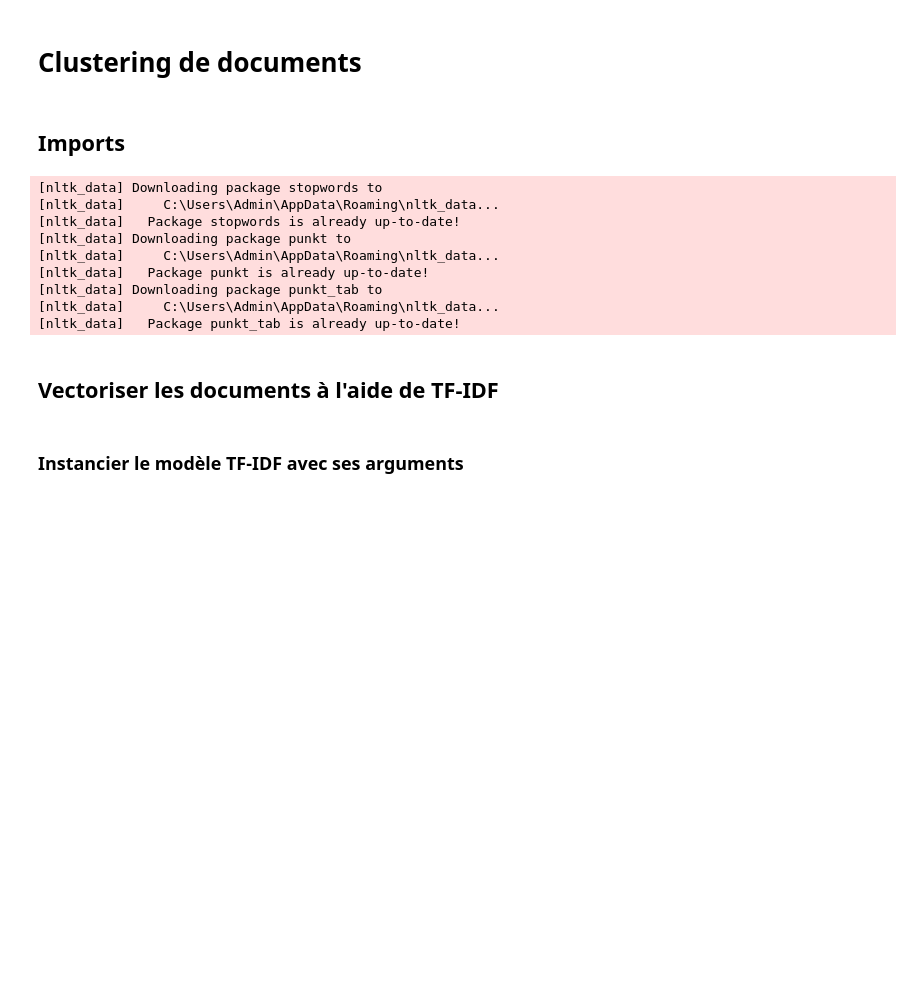
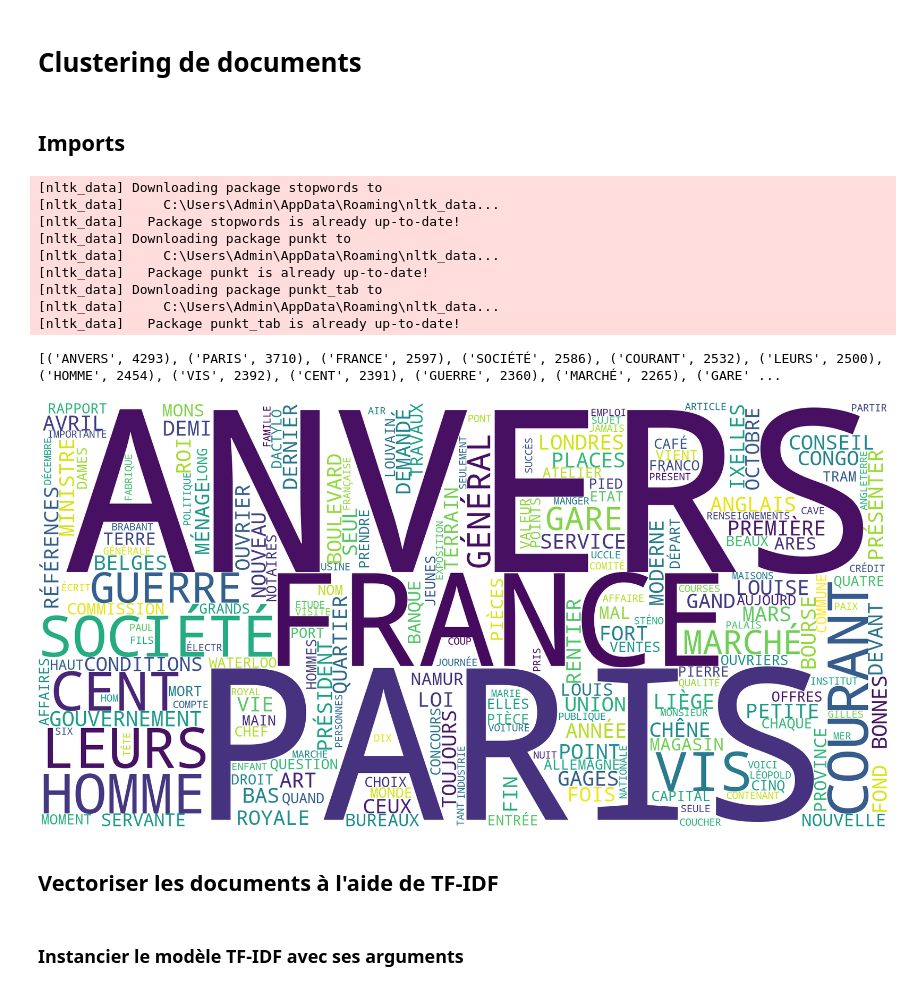
Before and after one commit to mjottrand/tac, a Jupyter notebook: tps/tp3/SCRIPT Clustering.ipynb, the cells around one changed output. Saved outputs shown, nothing was run; the diff lists cells and outputs as text; code cells hidden in the pictures; blank space fills up the shorter version.

```diff
--- a/tps/tp3/SCRIPT Clustering.ipynb
+++ b/tps/tp3/SCRIPT Clustering.ipynb
@@ -106,7 +106,9 @@ sw += ["les", "plus", "cette", "fait", "faire", "être", "deux", "comme", "dont"
        "prés", "ordre", "bois", "Bruxelles", "Louise", "bruxelles", "chaussée", "français", "conf",
        "saint", "travail", "alors", "div", "divers", "cas", "dès", "novembre", "septembre", "chamb",
        "août", "déjà", "téléph", "juin", "hier", "jean", "luxe", "bur", "table", "hui","rent", "commerce",
-       "référ", "ire", "con", "étage", "étages", "voir", "sup", "ter", "fit", "juillet", "tropédo", "puis","coin"]
+       "référ", "ire", "con", "étage", "étages", "voir", "sup", "ter", "fit", "juillet", "torpédo", "puis",
+       "coin", "premier", "désire", "sach", "int", "trop", "serv", "comm", "com", "février", "min", "max",
+       "cond", "piano", "partie", "club", "rien", "tour", "cuisine"]
 sw = set(sw)
 
 #Création fonction de nettoyage
@@ -119,33 +121,36 @@ def clean_text(DECADE, folder=None):
         input_path = f"{folder}/{DECADE}.txt"
         output_path = f"{folder}/{DECADE}_clean.txt"
     output = open(output_path, "w", encoding='utf-8')
     with open(input_path, 'r', encoding='utf-8') as f:
         text = f.read()
         words = nltk.wordpunct_tokenize(text)
         kept = [w.upper() for w in words if len(w) > 2 and w.isalpha() and w.lower() not in sw]
         kept_string = " ".join(kept)
         output.write(kept_string)
     return f'Output has been written in {output_path}!'
 
 #Appliquer la fonction sur le fichier complet de l'année
 clean_text(DECADE, folder=temp_path)
 
 # Vérifier le résultat
 with open(os.path.join(temp_path, f'{DECADE}_clean.txt'), 'r', encoding='utf-8') as f:
     after = f.read()
 
 after[:500]
 
 #Nuage de mots
 ##Afficher les termes les plus fréquents
 
 frequencies = Counter(after.split())
 print(frequencies.most_common(100))
 
 ##Créer, stocker et affocher le nuage de mots
 cloud = WordCloud(width=2000, height=1000, background_color='white').generate_from_frequencies(frequencies)
 cloud.to_file(os.path.join(temp_path, f"{DECADE}.png"))
 Image(filename=os.path.join(temp_path, f"{DECADE}.png"))
+# %% [output]
+[('ANVERS', 4293), ('PARIS', 3710), ('FRANCE', 2597), ('SOCIÉTÉ', 2586), ('COURANT', 2532), ('LEURS', 2500), ('HOMME', 2454), ('VIS', 2392), ('CENT', 2391), ('GUERRE', 2360), ('MARCHÉ', 2265), ('GARE' ...
+[figure, added]
 # %% [markdown]
 ## Vectoriser les documents à l'aide de TF-IDF
 # %%
```
